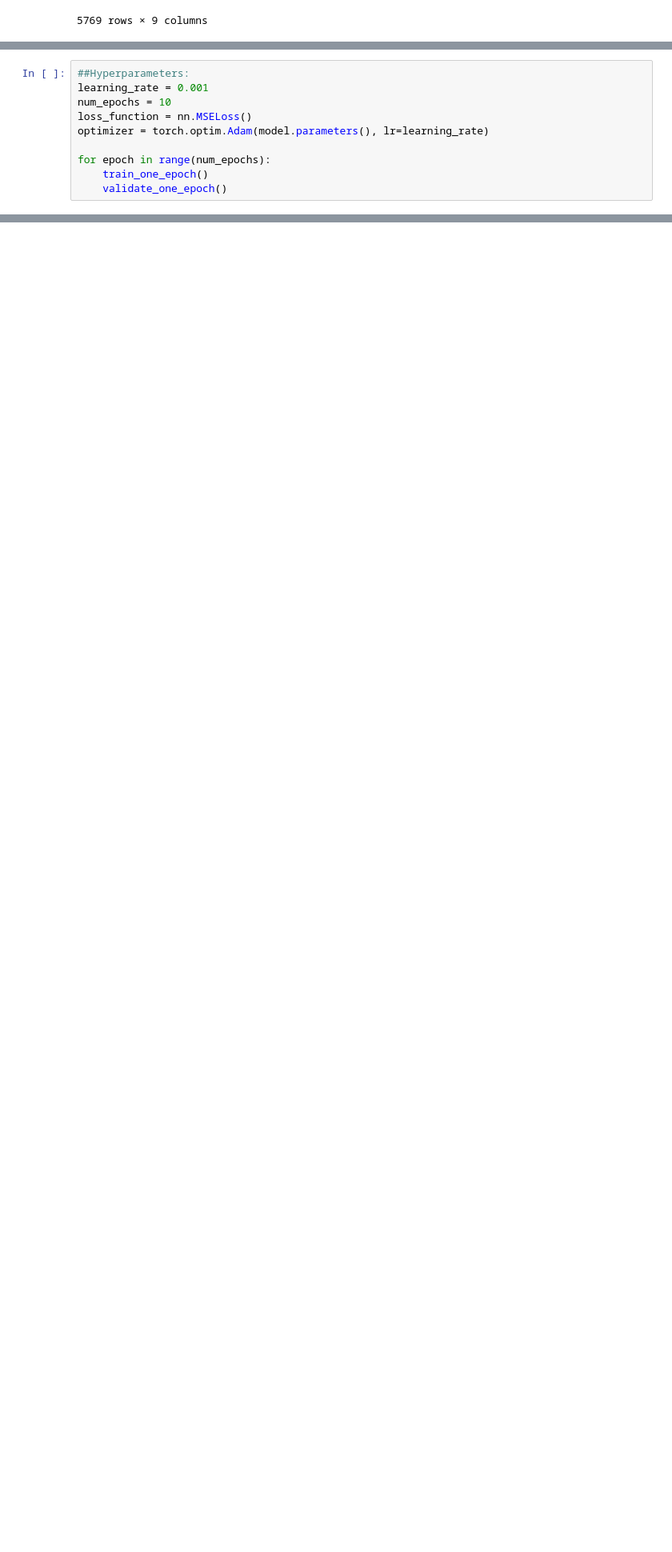
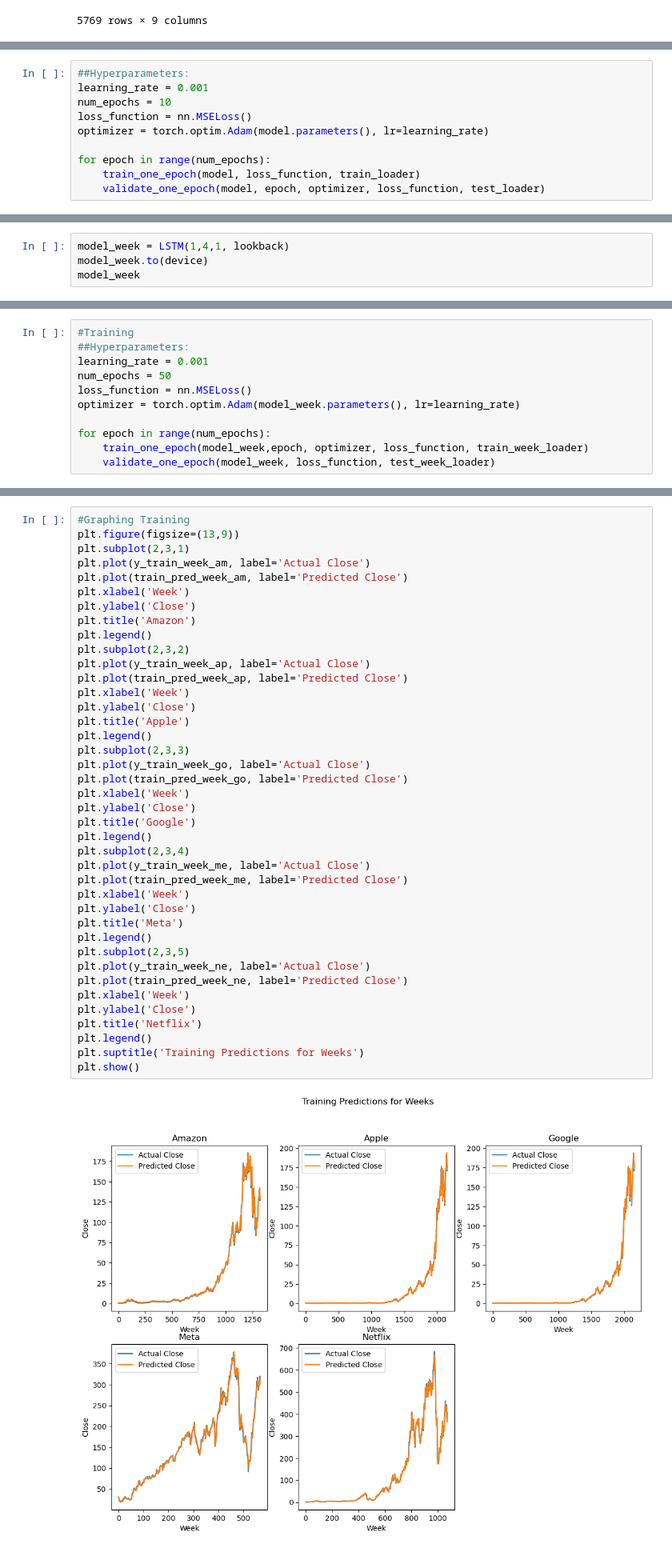
Before and after one commit to YMoule/MAT128B, a Jupyter notebook: LSTM.ipynb, the cells around one changed output, grey strips where cells are left out. Shown: that part at 80% size. Cells and saved outputs as stored; diff of their text form; blank space fills up the shorter version.

Commit message:
runs on weeks (avg of days)

```diff
--- a/LSTM.ipynb
+++ b/LSTM.ipynb
@@ -239,8 +236,8 @@ loss_function = nn.MSELoss()
 optimizer = torch.optim.Adam(model.parameters(), lr=learning_rate)
 
 for epoch in range(num_epochs):
-    train_one_epoch()
-    validate_one_epoch()
+    train_one_epoch(model, loss_function, train_loader)
+    validate_one_epoch(model, epoch, optimizer, loss_function, test_loader)
 # %% [output]
 Epoch: 1
 Batch 1000, Average Loss: 0.0909835351
@@ -422,0 +549,4 @@ plt.show()
+# %%
+model_week = LSTM(1,4,1, lookback)
+model_week.to(device)
+model_week
@@ -422,0 +558,11 @@ plt.show()
+# %%
+#Training
+##Hyperparameters:
+learning_rate = 0.001
+num_epochs = 50
+loss_function = nn.MSELoss()
+optimizer = torch.optim.Adam(model_week.parameters(), lr=learning_rate)
+
+for epoch in range(num_epochs):
+    train_one_epoch(model_week,epoch, optimizer, loss_function, train_week_loader)
+    validate_one_epoch(model_week, loss_function, test_week_loader)
@@ -422,0 +627,42 @@ plt.show()
+# %%
+#Graphing Training
+plt.figure(figsize=(13,9))
+plt.subplot(2,3,1)
+plt.plot(y_train_week_am, label='Actual Close')
+plt.plot(train_pred_week_am, label='Predicted Close')
+plt.xlabel('Week')
+plt.ylabel('Close')
+plt.title('Amazon')
+plt.legend()
+plt.subplot(2,3,2)
+plt.plot(y_train_week_ap, label='Actual Close')
+plt.plot(train_pred_week_ap, label='Predicted Close')
+plt.xlabel('Week')
+plt.ylabel('Close')
+plt.title('Apple')
+plt.legend()
+plt.subplot(2,3,3)
+plt.plot(y_train_week_go, label='Actual Close')
+plt.plot(train_pred_week_go, label='Predicted Close')
+plt.xlabel('Week')
+plt.ylabel('Close')
+plt.title('Google')
+plt.legend()
+plt.subplot(2,3,4)
+plt.plot(y_train_week_me, label='Actual Close')
+plt.plot(train_pred_week_me, label='Predicted Close')
+plt.xlabel('Week')
+plt.ylabel('Close')
+plt.title('Meta')
+plt.legend()
+plt.subplot(2,3,5)
+plt.plot(y_train_week_ne, label='Actual Close')
+plt.plot(train_pred_week_ne, label='Predicted Close')
+plt.xlabel('Week')
+plt.ylabel('Close')
+plt.title('Netflix')
+plt.legend()
+plt.suptitle('Training Predictions for Weeks')
+plt.show()
+# %% [output]
+[figure, added]
```
Also changed, not shown: parts of 18 cells of this notebook.
